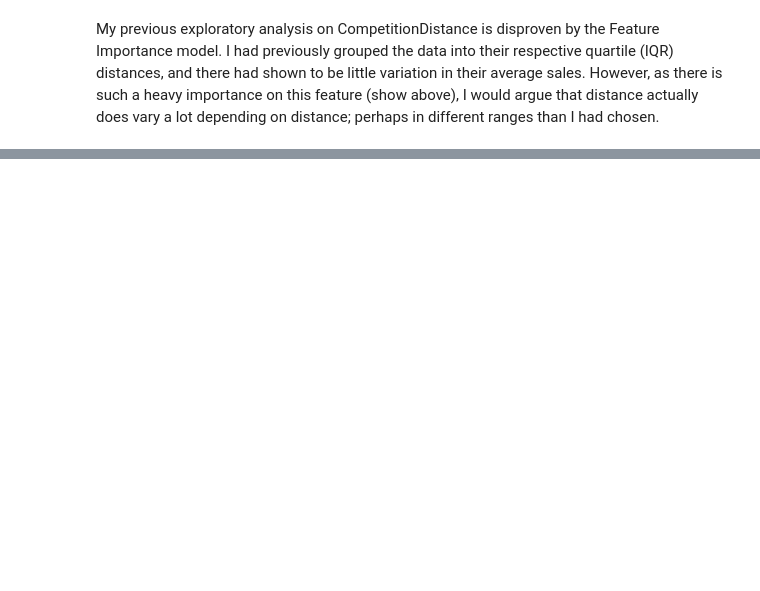
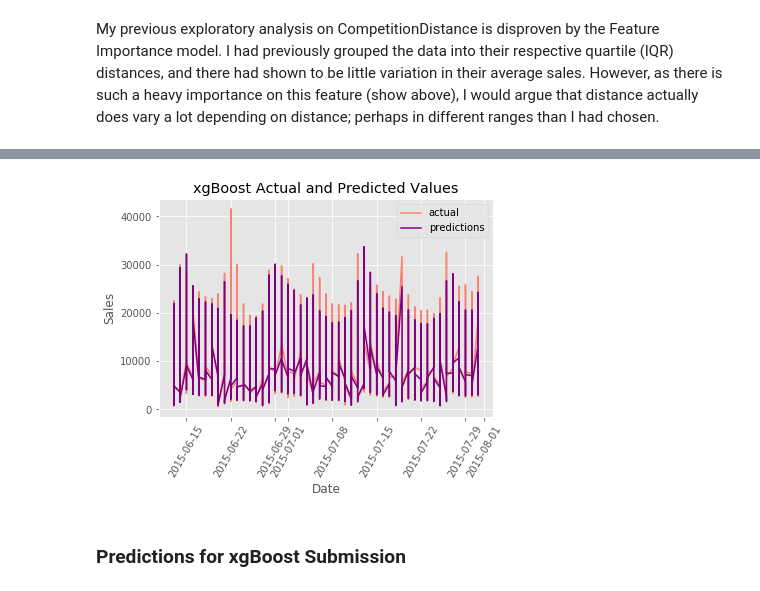
Before and after one commit to tiffanyhsu001/kaggle-rossmann, a Jupyter notebook: Predictive_Modeling.ipynb, the cells around one changed output, grey strips where cells are left out. Cells and saved outputs as stored; diff of their text form; code cells hidden in the pictures; blank space fills up the shorter version.

```diff
--- a/Predictive_Modeling.ipynb
+++ b/Predictive_Modeling.ipynb
@@ -168,0 +217,19 @@ submission.to_csv("submission.csv", index=False)
+# %%
+valid_within2 = training[:split_index]
+
+true_data = pd.DataFrame(data = {'date': valid_within2['Date'], 'actual': valid_within2['Sales']})
+predictions_data = pd.DataFrame(data = {'date':valid_within2['Date'], 'predictions': np.expm1(y_pred_boost)})
+
+# Plot the actual values
+plt.plot(true_data['date'], true_data['actual'], 'b-', label = 'actual', color = 'salmon')
+
+# Plot the predicted values
+plt.plot(predictions_data['date'], predictions_data['predictions'], 'r', label = 'predictions', color = 'purple')
+plt.xticks(rotation = '60');
+plt.legend()
+# Graph labels
+plt.xlabel('Date'); plt.ylabel('Sales'); plt.title('xgBoost Actual and Predicted Values');
+# %% [output]
+[figure, added]
+# %% [markdown]
+### Predictions for xgBoost Submission
```
Also changed, not shown: parts of 18 cells of this notebook.
